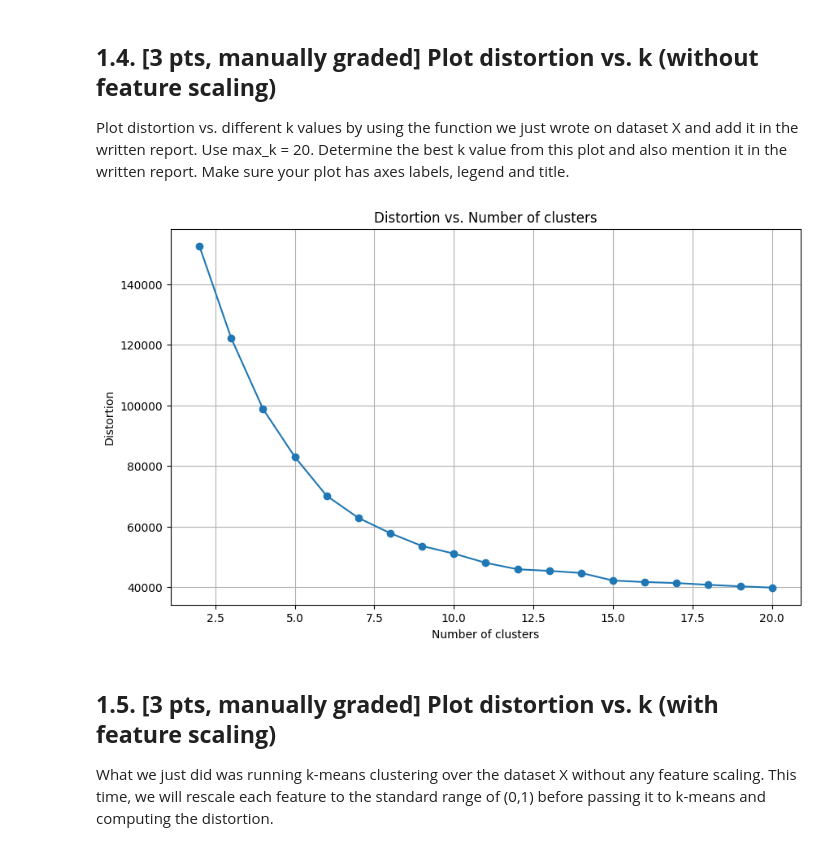
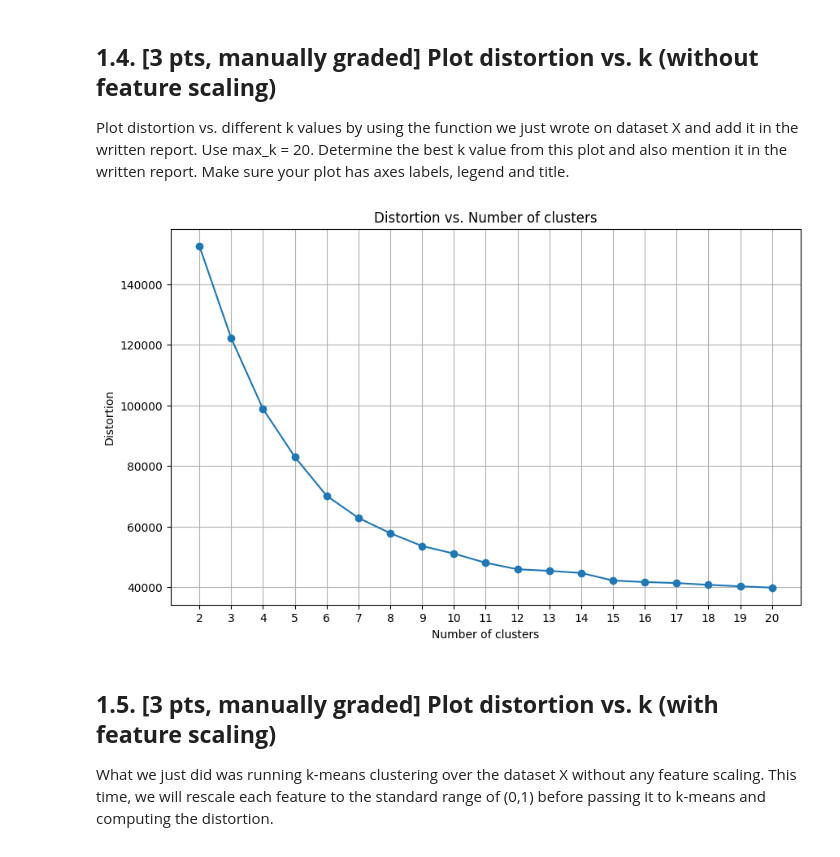
Before and after one commit to alan-w25/cis-5190, a Jupyter notebook: hw/hw3/coding/CIS_5190_Alan_Wu_HW3_Student_Version.ipynb, the cells around one changed output. Drawn from its saved outputs; the diff is of its cells as text; code cells hidden in the pictures.

```diff
--- a/hw/hw3/coding/CIS_5190_Alan_Wu_HW3_Student_Version.ipynb
+++ b/hw/hw3/coding/CIS_5190_Alan_Wu_HW3_Student_Version.ipynb
@@ -429,17 +429,18 @@ Plot distortion vs. different k values by using the function we just wrote on da
 # %%
 ## STUDENT TODO START:
 # Plot distortion vs. k values
 plt.figure(figsize=(10, 6))
 plt.plot(range(2, max_k+1), scores, marker='o')
 plt.xlabel('Number of clusters')
 plt.ylabel('Distortion')
 plt.title('Distortion vs. Number of clusters')
+plt.xticks(range(2, max_k+1))
 plt.grid()
 plt.show()
 
 ## STUDENT TODO END
 # %% [output]
-[figure, old version]
+[figure, new version]
 # %% [markdown]
 ## **1.5. [3 pts, manually graded] Plot distortion vs. k (with feature scaling)**
 
```
Also changed, not shown: parts of 2 cells of this notebook, 4 other files.
